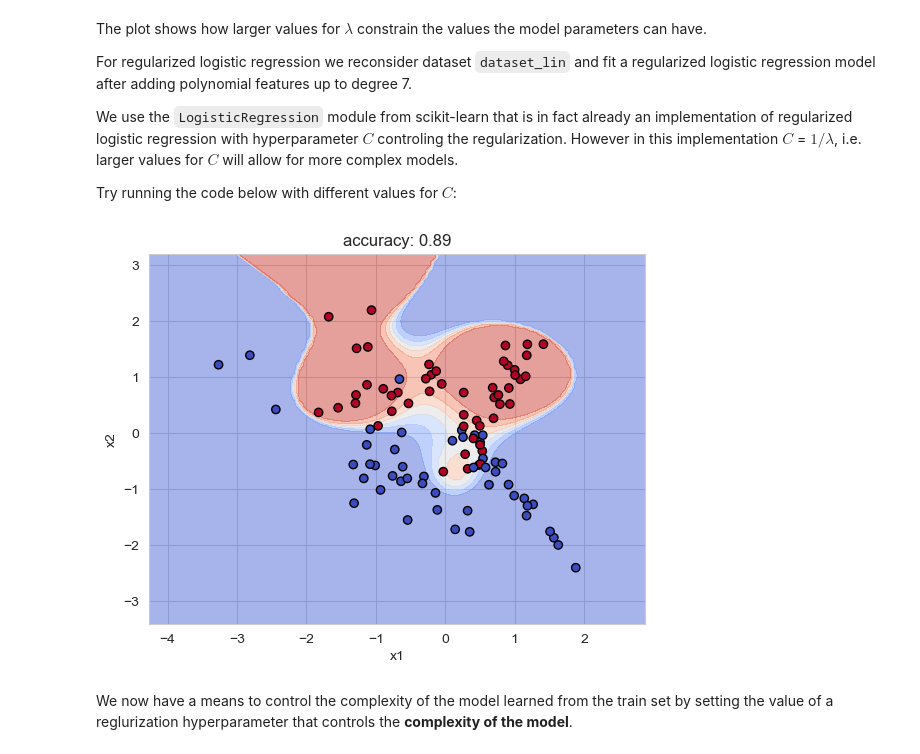
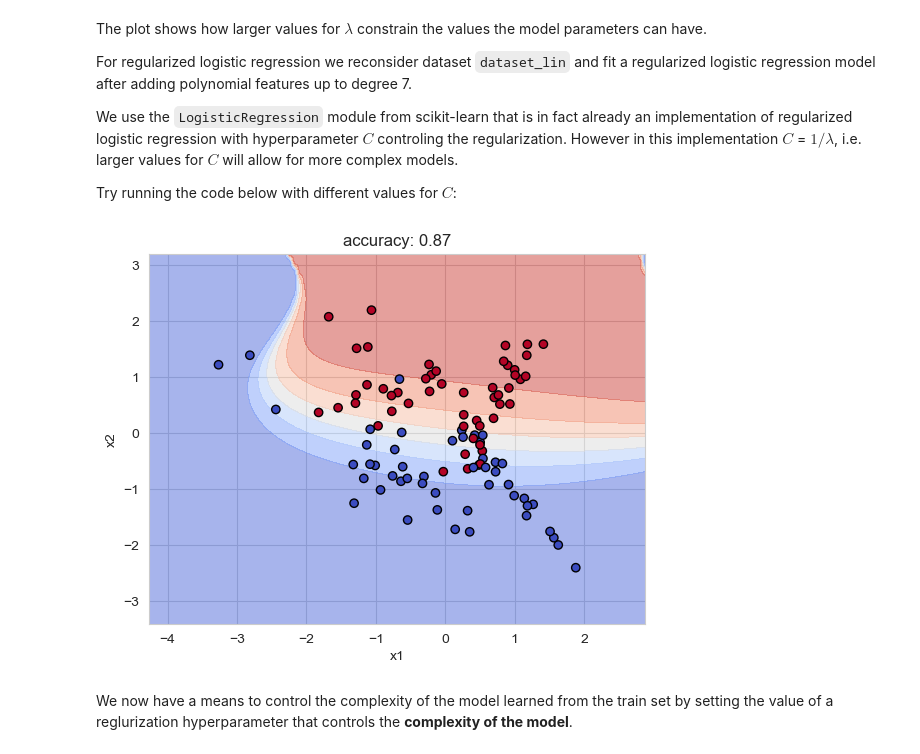
Before and after one commit to sdgroeve/Machine_Learning_course_UGent_D012554_2023, a Jupyter notebook: notebooks/3_regularization/3 regularization.ipynb, the cells around one changed output. Drawn from its saved outputs; the diff is of its cells as text; code cells hidden in the pictures.

```diff
--- a/notebooks/3_regularization/3 regularization.ipynb
+++ b/notebooks/3_regularization/3 regularization.ipynb
@@ -240,29 +240,42 @@ We use the `LogisticRegression` module from scikit-learn that is in fact already
 
 Try running the code below with different values for $C$:
 # %%
-clf = LogisticRegression(C=100000)
-polynomial_features = PolynomialFeatures(degree=7)
+from sklearn.linear_model import LogisticRegression
+from sklearn.preprocessing import PolynomialFeatures, MinMaxScaler
+from sklearn.pipeline import Pipeline
+from sklearn.inspection import DecisionBoundaryDisplay
+
+
+dataset_lin = pd.read_csv("https://raw.githubusercontent.com/sdgroeve/Machine_Learning_course_UGent_D012554_data/master/notebooks/3_logistic_regression/dataset2D.csv")
+
+X = dataset_lin.loc[:,dataset_lin.columns!="y"]
+y = dataset_lin.loc[:,"y"]
+
+feature_scaler = MinMaxScaler()
+
+clf = LogisticRegression(C=10)
+polynomial_features = PolynomialFeatures(degree=18)
 model_pipeline = Pipeline([("polynomial_features", polynomial_features),
                            ("MinMaxScaler", feature_scaler),
                          ("logistic_regression", clf)])
 
 model_pipeline.fit(X,y)
 
 disp = DecisionBoundaryDisplay.from_estimator(model_pipeline,
                                               X,
                                               response_method="predict_proba",
                                               xlabel=X.columns[0], ylabel=X.columns[1],
                                               alpha=0.5,
                                               cmap=plt.cm.coolwarm)
 
 # Plotting the data points
 disp.ax_.scatter(X.iloc[:, 0], X.iloc[:, 1],
                  c=y, edgecolor="k",
                  cmap=plt.cm.coolwarm)
 
 plt.title("accuracy: %.2f"%model_pipeline.score(X,y))
 plt.show()
 # %% [output]
-[figure, old version]
+[figure, new version]
 # %% [markdown]
 We now have a means to control the complexity of the model learned from the train set by setting the value of a reglurization hyperparameter that controls the **complexity of the model**.
```
Also changed, not shown: 5 other files.
